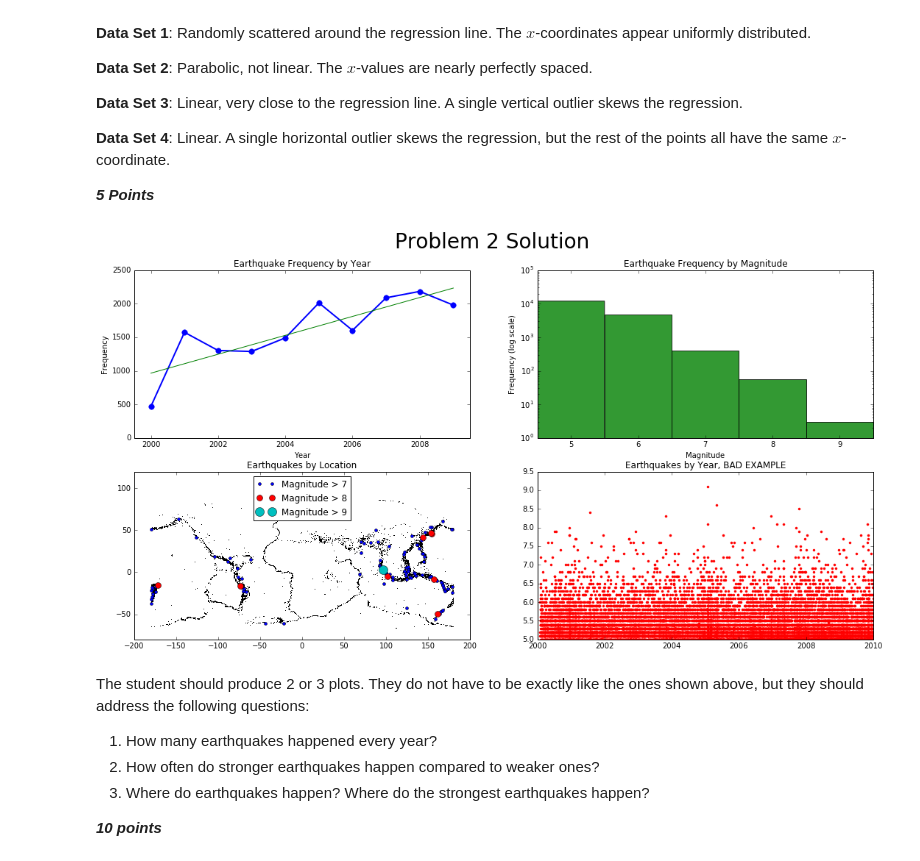
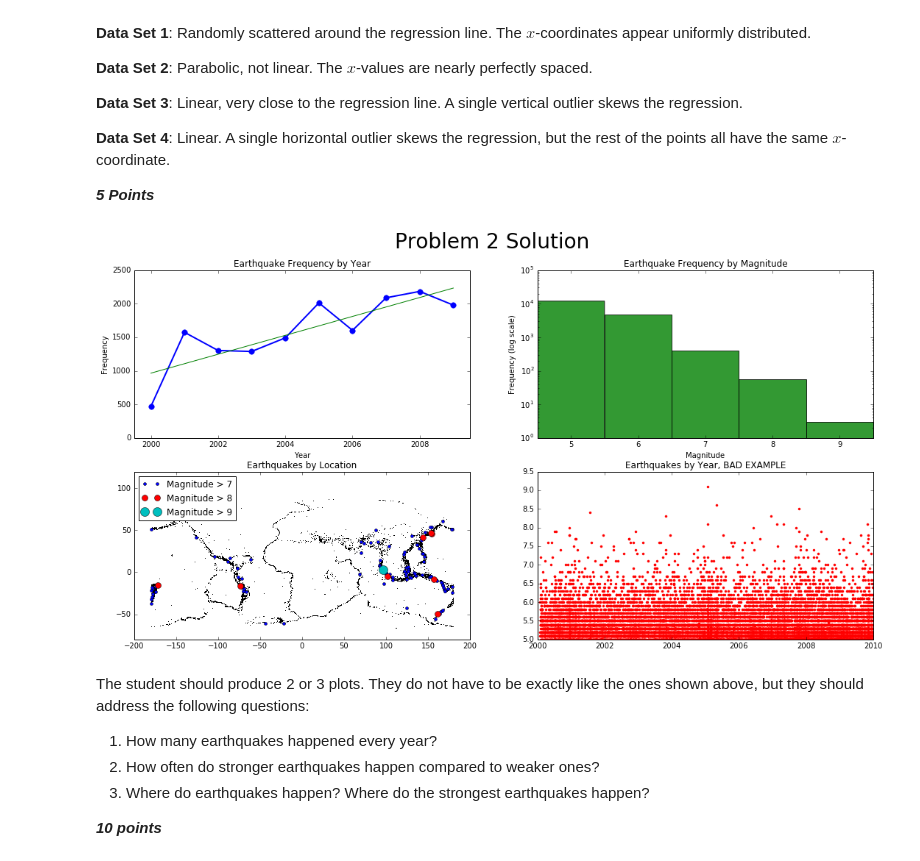
Before and after one commit to tkchris93/numerical_computing, a Jupyter notebook: Labs/Vol1A/DataVisualization/new_solutions.ipynb, the cells around one changed output. Drawn from its saved outputs; the diff is of its cells as text; code cells hidden in the pictures.

```diff
--- a/Labs/Vol1A/DataVisualization/new_solutions.ipynb
+++ b/Labs/Vol1A/DataVisualization/new_solutions.ipynb
@@ -58,35 +58,35 @@ plt.title("Earthquake Frequency by Year")
 plt.subplot(222)
 xlimits = [4.5, 9.5]
 plt.hist(magnitudes, range=xlimits, bins=5, log=True, color='g', alpha=.8)
 plt.xlim(xlimits)
 plt.xlabel("Magnitude")
 plt.ylabel("Frequency (log scale)")
 plt.title("Earthquake Frequency by Magnitude")
 
 # Scatter plot of lattitudes versus longitudes to show where earthquakes happen.
 plt.subplot(223)
 plt.plot(longitude, latitude, 'k,')
 plt.gca().set_aspect("equal")
 
 # Identify bigger earthquakes with colored dots.
 index = (8 > magnitudes) * (magnitudes > 7)
 plt.plot(longitude[index], latitude[index], 'bo', ms=4, label="Magnitude > 7")
 index = (9 > magnitudes) * (magnitudes > 8)
 plt.plot(longitude[index], latitude[index], 'ro', ms=8, label="Magnitude > 8")
 index = magnitudes > 9
 plt.plot(longitude[index], latitude[index], 'co', ms=12, label="Magnitude > 9")
 plt.ylim(ymax=120)
-plt.legend(loc="upper center")
+plt.legend(loc="upper left")
 plt.title("Earthquakes by Location")
 
 # Bad example.
 plt.subplot(224)
 plt.plot(years, magnitudes, 'r.')
 plt.title("Earthquakes by Year, BAD EXAMPLE")
 
 _ = plt.suptitle("Problem 2 Solution", fontsize=28)
 # %% [output]
-[figure, old version]
+[figure, new version]
 # %% [markdown]
 The student should produce 2 or 3 plots.
 They do not have to be exactly like the ones shown above, but they should address the following questions:
```
Also changed, not shown: 3 other files.
